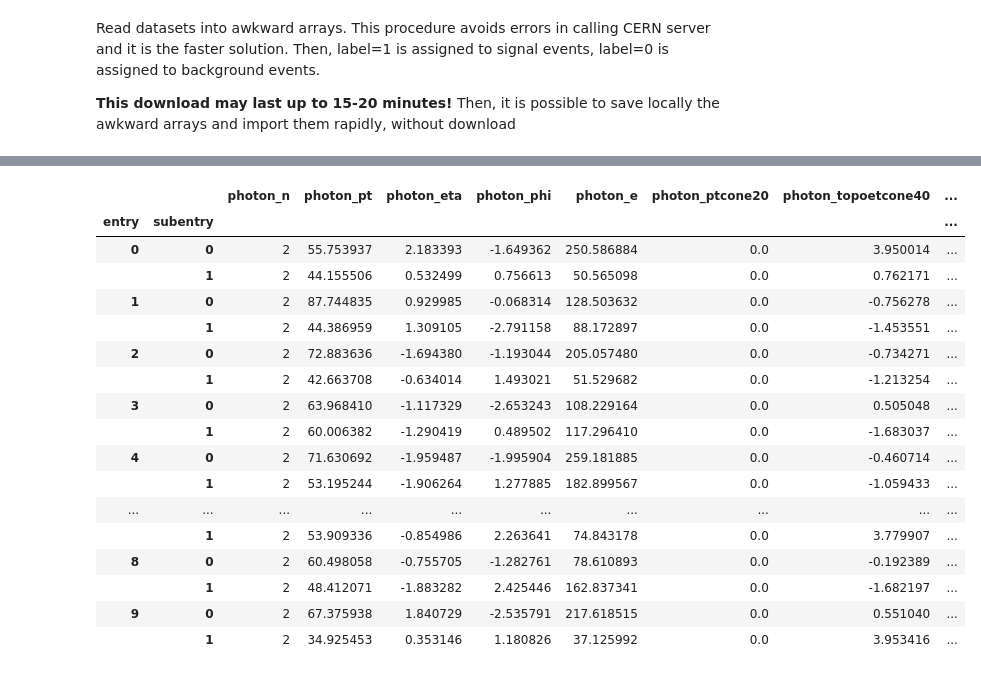
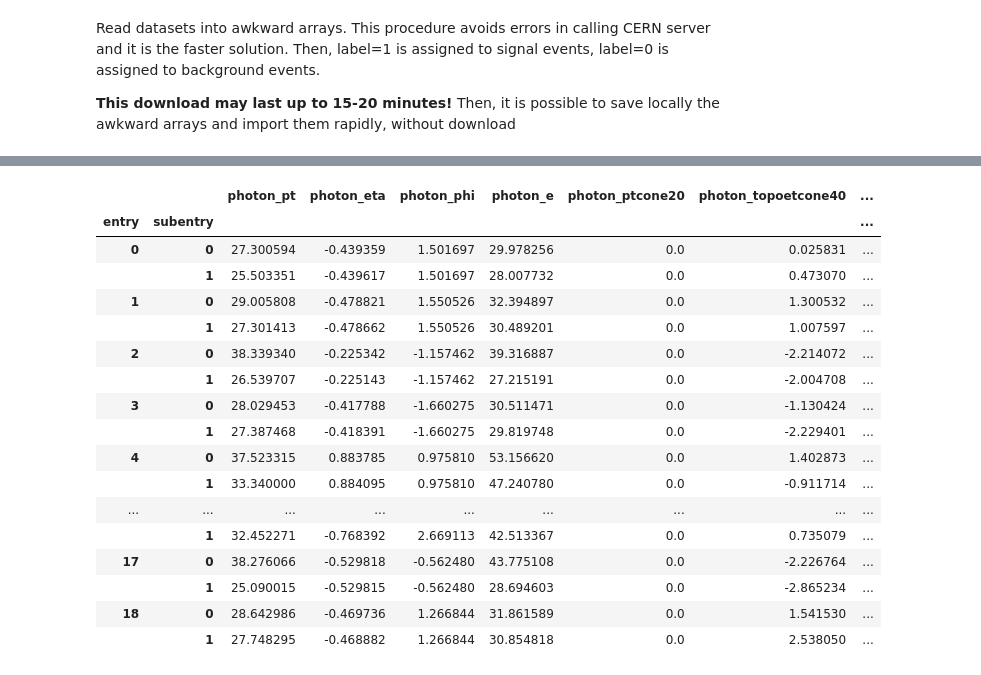
Before and after one commit to alessandrofoglizzo/DAML_project, a Jupyter notebook: Hgammagamma.ipynb, the cells around one changed output, grey strips where cells are left out. Saved outputs shown, nothing was run; the diff lists cells and outputs as text; code cells hidden in the pictures.

Commit message:
features extraction for 2 photons and normalization

```diff
--- a/Hgammagamma.ipynb
+++ b/Hgammagamma.ipynb
@@ -132,0 +173,15 @@ print("Awkward array correctly recovered!")
+# %%
+# define a function that selects only well reconstructed and isolated photons
+def select_reconst_and_isolated_phtons(array):
+    # make mask for those conditions
+    mask = (
+        array.photon_isLooseID[:, 0] & array.photon_isLooseID[:, 1] &
+        array.photon_isTightID[:, 0] & array.photon_isTightID[:, 1] &
+        array.photon_isLooseIso[:, 0] & array.photon_isLooseIso[:, 1] &
+        array.photon_isTightIso[:, 0] & array.photon_isTightIso[:, 1]
+    )
+    # apply mask to array
+    return array[mask]
+# %%
+# filter MC dataset: select only events with well reconstructed and isolated photons
+mc_filtered = select_reconst_and_isolated_phtons(mc_sort)
@@ -132,0 +195,17 @@ print("Awkward array correctly recovered!")
+# %%
+# define a function to calculate invariant mass
+def invariant_mass_calc(array):
+    # build 4-momentum for each photon
+    p4 = vector.zip({
+        "pt": array.photon_pt,
+        "eta": array.photon_eta,
+        "phi": array.photon_phi,
+        "e": array.photon_e
+    })
+    return (p4[:, 0] + p4[:, 1]).M
+# %%
+# add invariant mass column in MC awkward array
+mc_filtered["photon_invariant_mass"] = invariant_mass_calc(mc_filtered)
+
+# remove events with invariant mass = 0, as later we have to divide for it
+mc_final = mc_filtered[mc_filtered["photon_invariant_mass"]!=0]
@@ -133,22 +256,25 @@ print("Awkward array correctly recovered!")
 # %%
 # preview
-ak.to_dataframe(signal_awk[:10])
+
+mc_awk[mc_awk["photon_pt",:,0]<mc_awk["photon_pt",:,1]]
+mc_awk[mc_awk["photon_n"]>3]
+ak.to_dataframe(mc_filtered[mc_filtered["photon_invariant_mass"]==0])
 # %% [output]
-|  |  | photon_n | photon_pt | photon_eta | photon_phi | photon_e | photon_ptcone20 | photon_topoetcone40 | ... |
-| entry | subentry |  |  |  |  |  |  |  | ... |
-| 0 | 0 | 2 | 55.753937 | 2.183393 | -1.649362 | 250.586884 | 0.0 | 3.950014 | ... |
-|  | 1 | 2 | 44.155506 | 0.532499 | 0.756613 | 50.565098 | 0.0 | 0.762171 | ... |
-| 1 | 0 | 2 | 87.744835 | 0.929985 | -0.068314 | 128.503632 | 0.0 | -0.756278 | ... |
-|  | 1 | 2 | 44.386959 | 1.309105 | -2.791158 | 88.172897 | 0.0 | -1.453551 | ... |
-| 2 | 0 | 2 | 72.883636 | -1.694380 | -1.193044 | 205.057480 | 0.0 | -0.734271 | ... |
-|  | 1 | 2 | 42.663708 | -0.634014 | 1.493021 | 51.529682 | 0.0 | -1.213254 | ... |
-| 3 | 0 | 2 | 63.968410 | -1.117329 | -2.653243 | 108.229164 | 0.0 | 0.505048 | ... |
-|  | 1 | 2 | 60.006382 | -1.290419 | 0.489502 | 117.296410 | 0.0 | -1.683037 | ... |
-| 4 | 0 | 2 | 71.630692 | -1.959487 | -1.995904 | 259.181885 | 0.0 | -0.460714 | ... |
-|  | 1 | 2 | 53.195244 | -1.906264 | 1.277885 | 182.899567 | 0.0 | -1.059433 | ... |
-| ... | ... | ... | ... | ... | ... | ... | ... | ... | ... |
-|  | 1 | 2 | 53.909336 | -0.854986 | 2.263641 | 74.843178 | 0.0 | 3.779907 | ... |
-| 8 | 0 | 2 | 60.498058 | -0.755705 | -1.282761 | 78.610893 | 0.0 | -0.192389 | ... |
-|  | 1 | 2 | 48.412071 | -1.883282 | 2.425446 | 162.837341 | 0.0 | -1.682197 | ... |
-| 9 | 0 | 2 | 67.375938 | 1.840729 | -2.535791 | 217.618515 | 0.0 | 0.551040 | ... |
-|  | 1 | 2 | 34.925453 | 0.353146 | 1.180826 | 37.125992 | 0.0 | 3.953416 | ... |
+|  |  | photon_pt | photon_eta | photon_phi | photon_e | photon_ptcone20 | photon_topoetcone40 | ... |
+| entry | subentry |  |  |  |  |  |  | ... |
+| 0 | 0 | 27.300594 | -0.439359 | 1.501697 | 29.978256 | 0.0 | 0.025831 | ... |
+|  | 1 | 25.503351 | -0.439617 | 1.501697 | 28.007732 | 0.0 | 0.473070 | ... |
+| 1 | 0 | 29.005808 | -0.478821 | 1.550526 | 32.394897 | 0.0 | 1.300532 | ... |
+|  | 1 | 27.301413 | -0.478662 | 1.550526 | 30.489201 | 0.0 | 1.007597 | ... |
+| 2 | 0 | 38.339340 | -0.225342 | -1.157462 | 39.316887 | 0.0 | -2.214072 | ... |
+|  | 1 | 26.539707 | -0.225143 | -1.157462 | 27.215191 | 0.0 | -2.004708 | ... |
+| 3 | 0 | 28.029453 | -0.417788 | -1.660275 | 30.511471 | 0.0 | -1.130424 | ... |
+|  | 1 | 27.387468 | -0.418391 | -1.660275 | 29.819748 | 0.0 | -2.229401 | ... |
+| 4 | 0 | 37.523315 | 0.883785 | 0.975810 | 53.156620 | 0.0 | 1.402873 | ... |
+|  | 1 | 33.340000 | 0.884095 | 0.975810 | 47.240780 | 0.0 | -0.911714 | ... |
+| ... | ... | ... | ... | ... | ... | ... | ... | ... |
+|  | 1 | 32.452271 | -0.768392 | 2.669113 | 42.513367 | 0.0 | 0.735079 | ... |
+| 17 | 0 | 38.276066 | -0.529818 | -0.562480 | 43.775108 | 0.0 | -2.226764 | ... |
+|  | 1 | 25.090015 | -0.529815 | -0.562480 | 28.694603 | 0.0 | -2.865234 | ... |
+| 18 | 0 | 28.642986 | -0.469736 | 1.266844 | 31.861589 | 0.0 | 1.541530 | ... |
+|  | 1 | 27.748295 | -0.468882 | 1.266844 | 30.854818 | 0.0 | 2.538050 | ... |
```
Also changed, not shown: parts of 12 cells of this notebook.
